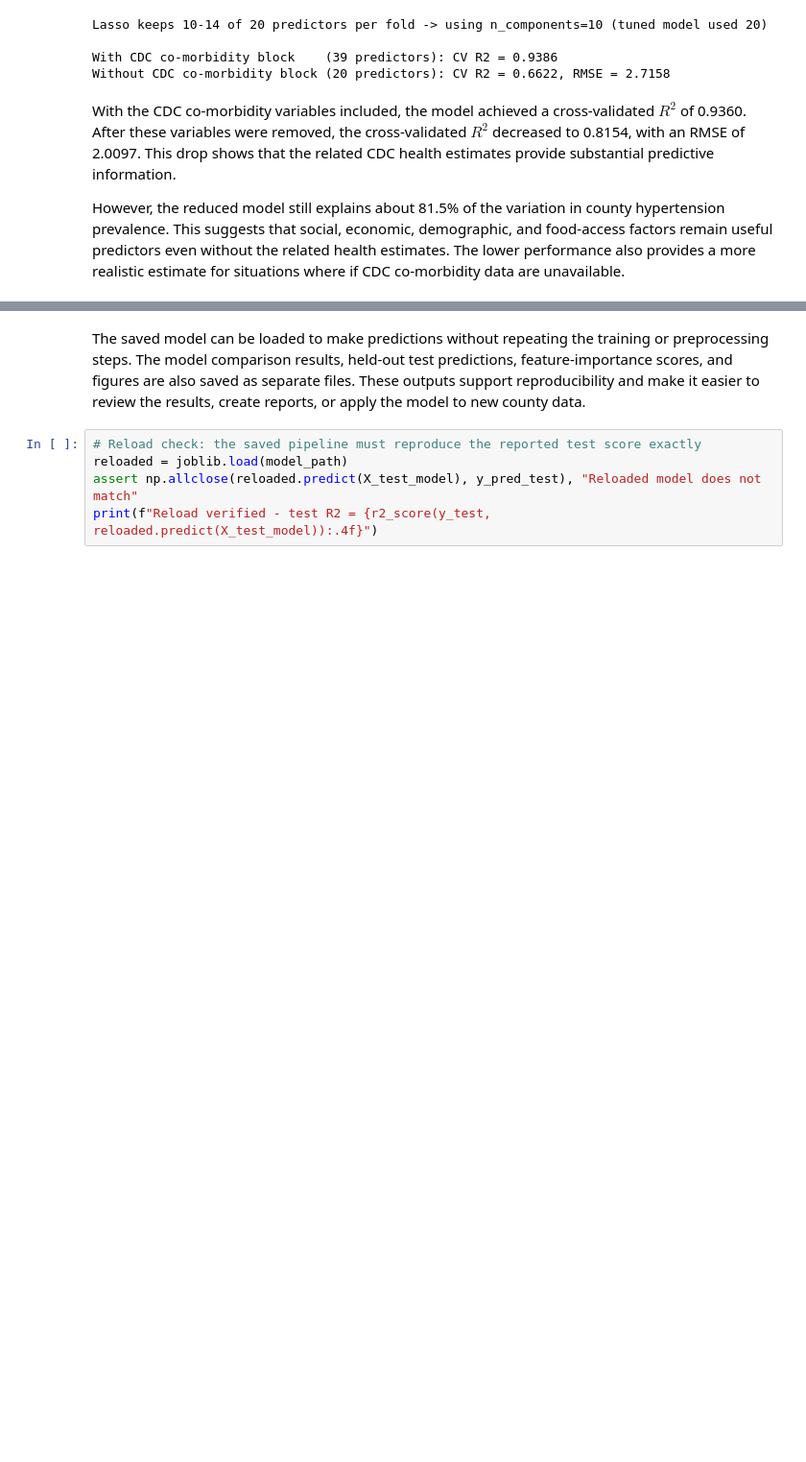
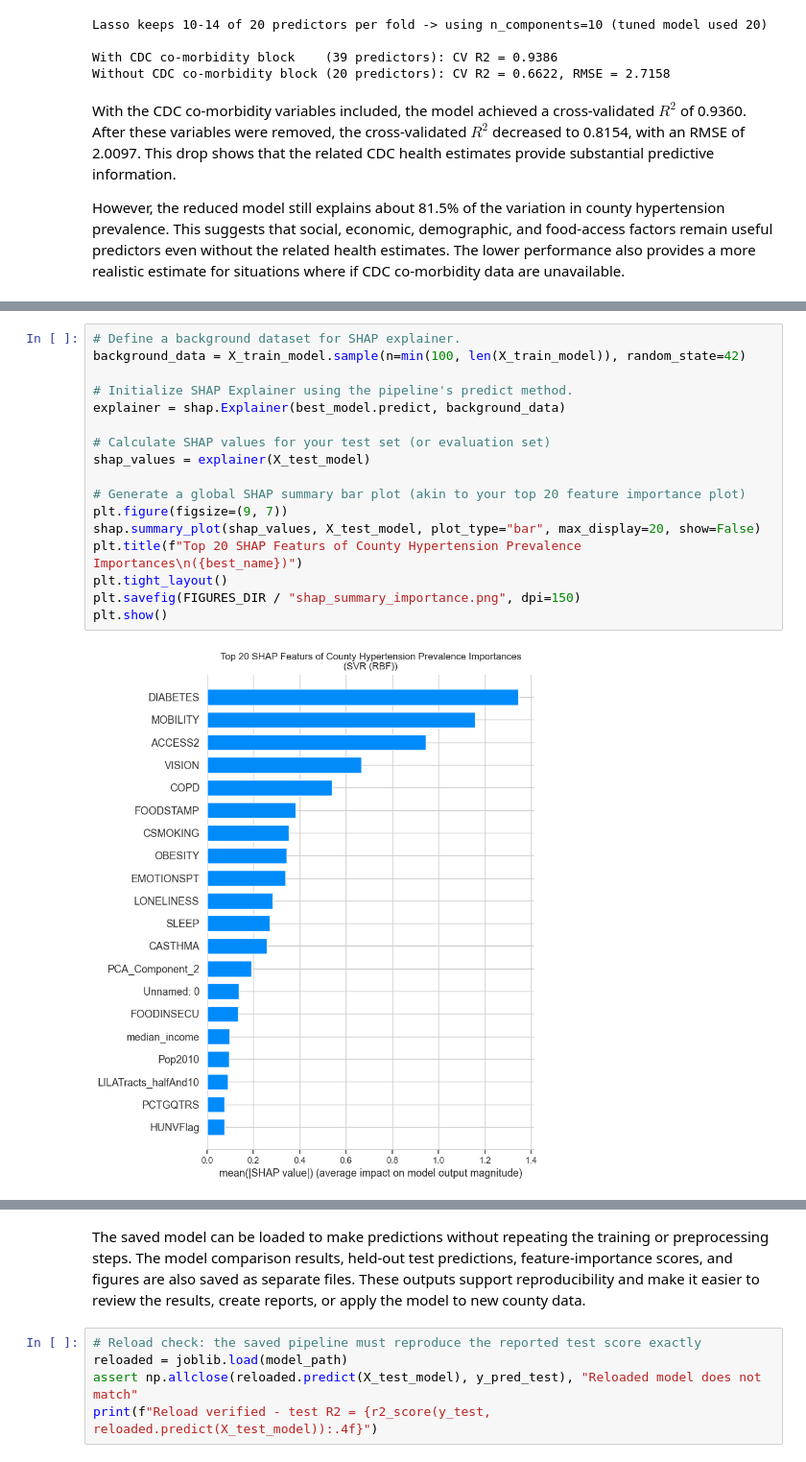
Before and after one commit to ngwalker93/ads599-capstone-hypertension-risk-atlas, a Jupyter notebook: notebooks/05_Modeling/01_modeling_pipeline.ipynb, the cells around one changed output, grey strips where cells are left out. Shown at 96% size. Saved outputs shown, nothing was run; the diff lists cells and outputs as text; blank space fills up the shorter version.

Commit message:
Add SHAP to modeling file and add index color to SHAP chart

```diff
--- a/notebooks/05_Modeling/01_modeling_pipeline.ipynb
+++ b/notebooks/05_Modeling/01_modeling_pipeline.ipynb
@@ -664,0 +670,19 @@ However, the reduced model still explains about 81.5% of the variation in county
+# %%
+# Define a background dataset for SHAP explainer.
+background_data = X_train_model.sample(n=min(100, len(X_train_model)), random_state=42)
+
+# Initialize SHAP Explainer using the pipeline's predict method.
+explainer = shap.Explainer(best_model.predict, background_data)
+
+# Calculate SHAP values for your test set (or evaluation set)
+shap_values = explainer(X_test_model)
+
+# Generate a global SHAP summary bar plot (akin to your top 20 feature importance plot)
+plt.figure(figsize=(9, 7))
+shap.summary_plot(shap_values, X_test_model, plot_type="bar", max_display=20, show=False)
+plt.title(f"Top 20 SHAP Featurs of County Hypertension Prevalence Importances\n({best_name})")
+plt.tight_layout()
+plt.savefig(FIGURES_DIR / "shap_summary_importance.png", dpi=150)
+plt.show()
+# %% [output]
+[figure, added]
```
Also changed, not shown: parts of 8 cells of this notebook, 6 other files.
